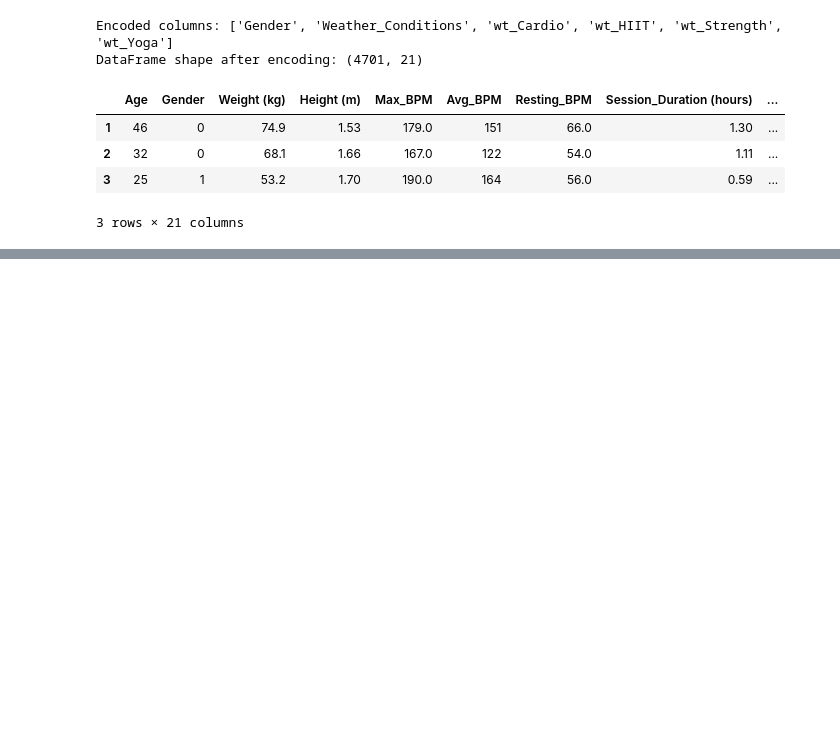
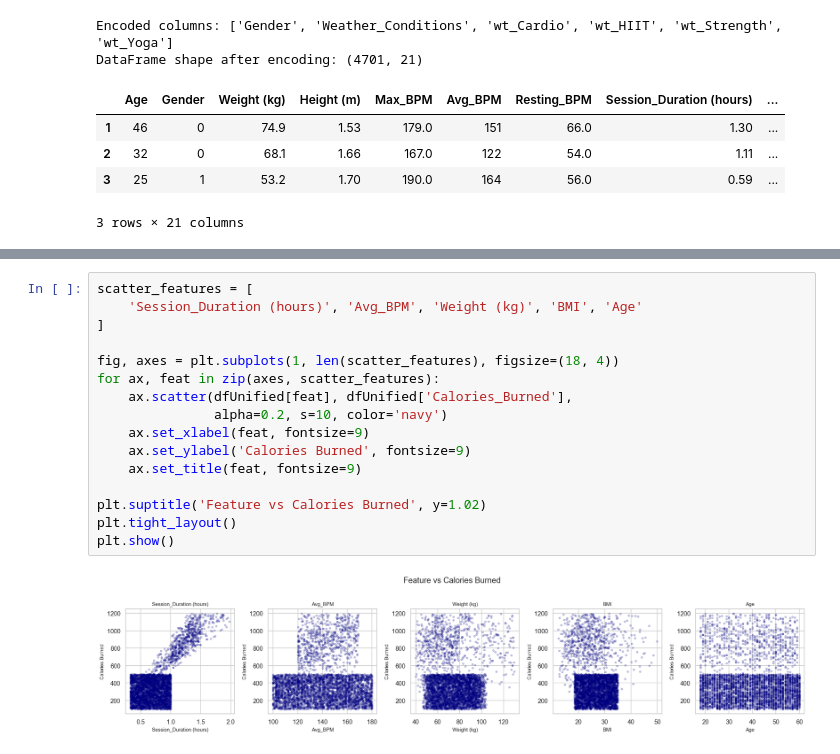
Before and after one commit to heyisula/caloriesense, a Jupyter notebook: train.ipynb, the cells around one changed output, grey strips where cells are left out. Cells and saved outputs as stored; diff of their text form; blank space fills up the shorter version.

```diff
--- a/train.ipynb
+++ b/train.ipynb
@@ -350,0 +423,18 @@ DataFrame shape after encoding: (4701, 21)
+# %%
+scatter_features = [
+    'Session_Duration (hours)', 'Avg_BPM', 'Weight (kg)', 'BMI', 'Age'
+]
+
+fig, axes = plt.subplots(1, len(scatter_features), figsize=(18, 4))
+for ax, feat in zip(axes, scatter_features):
+    ax.scatter(dfUnified[feat], dfUnified['Calories_Burned'],
+               alpha=0.2, s=10, color='navy')
+    ax.set_xlabel(feat, fontsize=9)
+    ax.set_ylabel('Calories Burned', fontsize=9)
+    ax.set_title(feat, fontsize=9)
+
+plt.suptitle('Feature vs Calories Burned', y=1.02)
+plt.tight_layout()
+plt.show()
+# %% [output]
+[figure, added]
```
Also changed, not shown: parts of 7 cells of this notebook.
